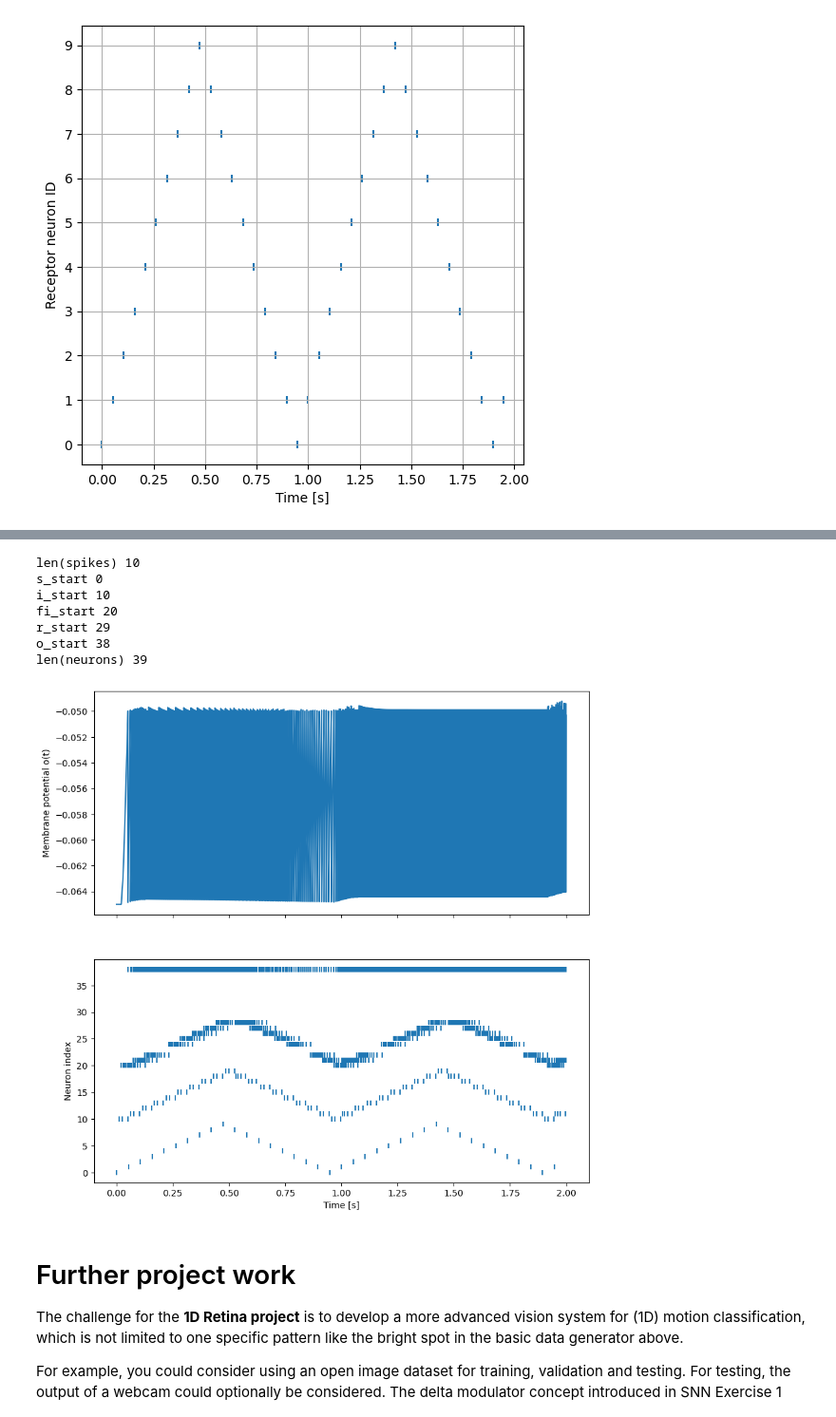
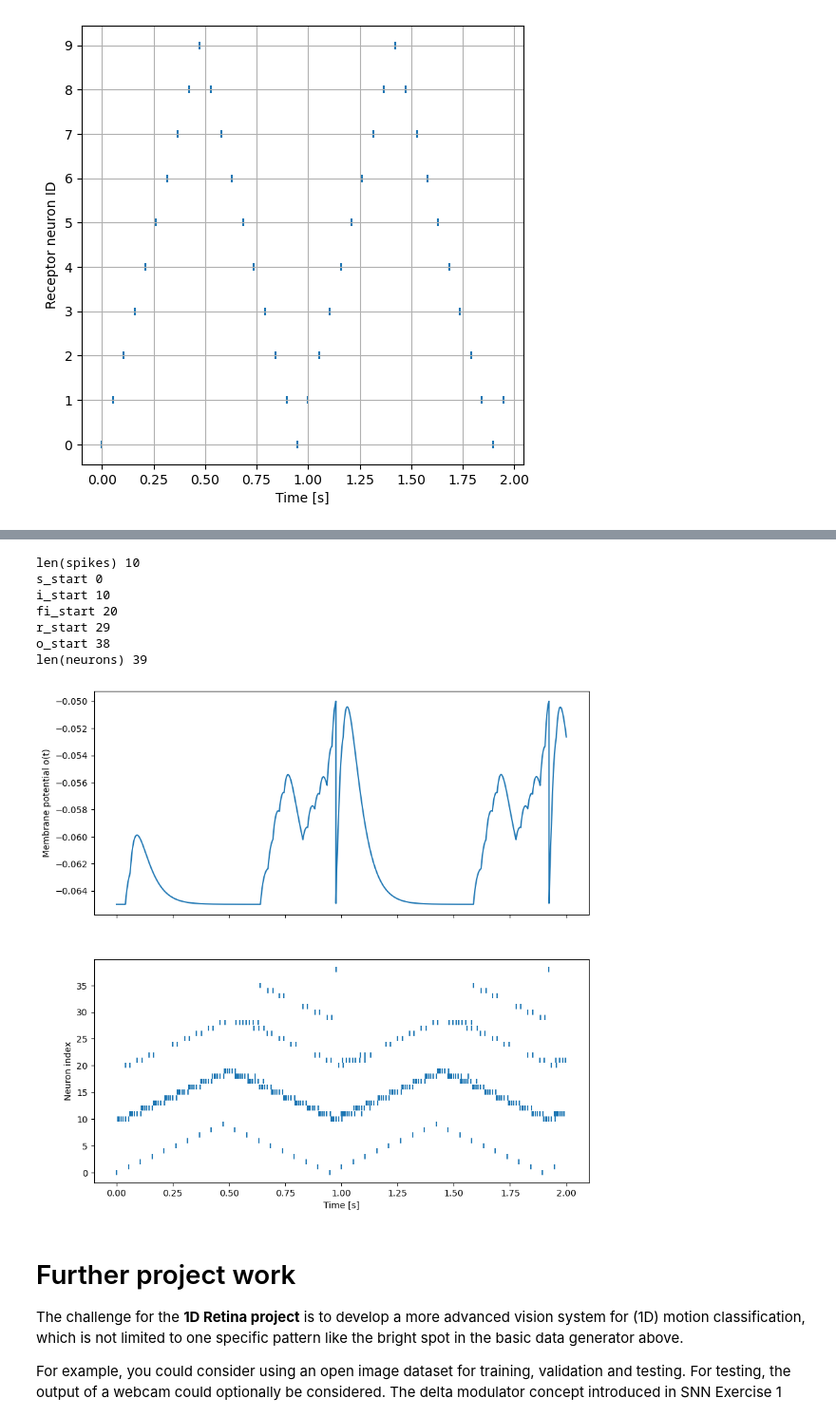
Before and after one commit to jakobkieri/D7046E_project, a Jupyter notebook: 1D_retina_sandbox.ipynb, the cells around one changed output, grey strips where cells are left out. Shown at 95% size. Cells and saved outputs as stored; diff of their text form; code cells hidden in the pictures.

```diff
--- a/1D_retina_sandbox.ipynb
+++ b/1D_retina_sandbox.ipynb
@@ -176,61 +176,61 @@ for (i, spike) in enumerate(spikes):
 
 print(f'len(spikes) {len(spikes)}')
 
-inputs[0]['w_syn'][0] = 600e-12
-inputs[1]['w_syn'][0] = 600e-12
-inputs[2]['w_syn'][0] = 600e-12
-inputs[3]['w_syn'][0] = 600e-12
-inputs[4]['w_syn'][0] = 600e-12
-inputs[5]['w_syn'][0] = 600e-12
-inputs[6]['w_syn'][0] = 600e-12
-inputs[7]['w_syn'][0] = 600e-12
-inputs[8]['w_syn'][0] = 600e-12
-inputs[9]['w_syn'][0] = 600e-12
+inputs[0]['w_syn'][0] = 1000e-12
+inputs[1]['w_syn'][0] = 1000e-12
+inputs[2]['w_syn'][0] = 1000e-12
+inputs[3]['w_syn'][0] = 1000e-12
+inputs[4]['w_syn'][0] = 1000e-12
+inputs[5]['w_syn'][0] = 1000e-12
+inputs[6]['w_syn'][0] = 1000e-12
+inputs[7]['w_syn'][0] = 1000e-12
+inputs[8]['w_syn'][0] = 1000e-12
+inputs[9]['w_syn'][0] = 1000e-12
 
 
-fi[0]['w_syn'][0] = 600e-12
-fi[1]['w_syn'][0] = 600e-12
-fi[2]['w_syn'][0] = 600e-12
-fi[3]['w_syn'][0] = 600e-12
-fi[4]['w_syn'][0] = 600e-12
-fi[5]['w_syn'][0] = 600e-12
-fi[6]['w_syn'][0] = 600e-12
-fi[7]['w_syn'][0] = 600e-12
-fi[8]['w_syn'][0] = 600e-12
+fi[0]['w_syn'][0] = 100e-12
+fi[1]['w_syn'][0] = 100e-12
+fi[2]['w_syn'][0] = 100e-12
+fi[3]['w_syn'][0] = 100e-12
+fi[4]['w_syn'][0] = 100e-12
+fi[5]['w_syn'][0] = 100e-12
+fi[6]['w_syn'][0] = 100e-12
+fi[7]['w_syn'][0] = 100e-12
+fi[8]['w_syn'][0] = 100e-12
 
 
 
-r[0]['w_syn'][0] = -200e-12
-r[1]['w_syn'][0] = -200e-12
-r[2]['w_syn'][0] = -200e-12
-r[3]['w_syn'][0] = -200e-12
-r[4]['w_syn'][0] = -200e-12
-r[5]['w_syn'][0] = -200e-12
-r[6]['w_syn'][0] = -200e-12
-r[7]['w_syn'][0] = -200e-12
-r[8]['w_syn'][0] = -200e-12
+r[0]['w_syn'][0] = -5000e-12
+r[1]['w_syn'][0] = -5000e-12
+r[2]['w_syn'][0] = -5000e-12
+r[3]['w_syn'][0] = -5000e-12
+r[4]['w_syn'][0] = -5000e-12
+r[5]['w_syn'][0] = -5000e-12
+r[6]['w_syn'][0] = -5000e-12
+r[7]['w_syn'][0] = -5000e-12
+r[8]['w_syn'][0] = -5000e-12
 
-r[0]['w_syn'][1] = 100e-12
-r[1]['w_syn'][1] = 100e-12
-r[2]['w_syn'][1] = 100e-12
-r[3]['w_syn'][1] = 100e-12
-r[4]['w_syn'][1] = 100e-12
-r[5]['w_syn'][1] = 100e-12
-r[6]['w_syn'][1] = 100e-12
-r[7]['w_syn'][1] = 100e-12
-r[8]['w_syn'][1] = 100e-12
+r[0]['w_syn'][1] = 200e-12
+r[1]['w_syn'][1] = 200e-12
+r[2]['w_syn'][1] = 200e-12
+r[3]['w_syn'][1] = 200e-12
+r[4]['w_syn'][1] = 200e-12
+r[5]['w_syn'][1] = 200e-12
+r[6]['w_syn'][1] = 200e-12
+r[7]['w_syn'][1] = 200e-12
+r[8]['w_syn'][1] = 200e-12
 
 o = lif_neuron(9)
 
-o['w_syn'][0] = 100e-12
-o['w_syn'][1] = 100e-12
-o['w_syn'][2] = 100e-12
-o['w_syn'][3] = 100e-12
-o['w_syn'][4] = 100e-12
-o['w_syn'][5] = 100e-12
-o['w_syn'][6] = 100e-12
-o['w_syn'][7] = 100e-12
-o['w_syn'][8] = 100e-12
+o['w_syn'][0] = 60e-12
+o['w_syn'][1] = 60e-12
+o['w_syn'][2] = 60e-12
+o['w_syn'][3] = 60e-12
+o['w_syn'][4] = 60e-12
+o['w_syn'][5] = 60e-12
+o['w_syn'][6] = 60e-12
+o['w_syn'][7] = 60e-12
+o['w_syn'][8] = 60e-12
 
 
 
@@ -284,34 +284,34 @@ while t < 2:
 
     ts.append(t)
     outputs.append(o['u'])
 
     if len(spikes)>0:
         for s in spikes:
             t_spike.append(t)
             n_spike.append(s)
 
     t += dt
 
 
 plt.rcParams['figure.figsize'] = [10, 10]
 fig,(ax1,ax2) = plt.subplots(2,1, sharex=True)
 ax1.plot(ts,outputs); ax1.set_ylabel('Membrane potential o(t)')
 rasterplot(ax2, t_spike, n_spike,'Time [s]','Neuron index')
 
 
 # With these modifications of the simulator code you should be able to simulate the receptor neurons using
 # spike_generator neurons initialized with the spike time arrays produced by the data generator code above.
 
 # The construction of neurons and configuration of synapses should be done in a similar way as in SNN Exercise 1.
 # %% [output]
 len(spikes) 10
 s_start 0
 i_start 10
 fi_start 20
 r_start 29
 o_start 38
 len(neurons) 39
-[figure, old version]
+[figure, new version]
 # %% [markdown]
 # Further project work
 
```
